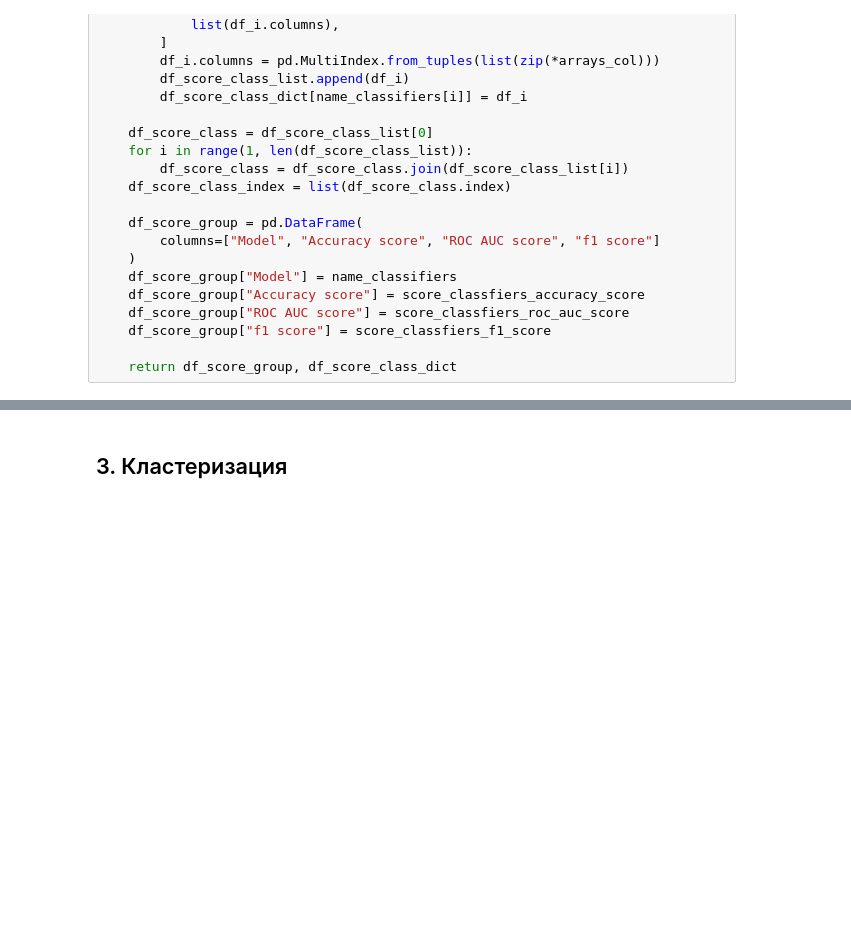
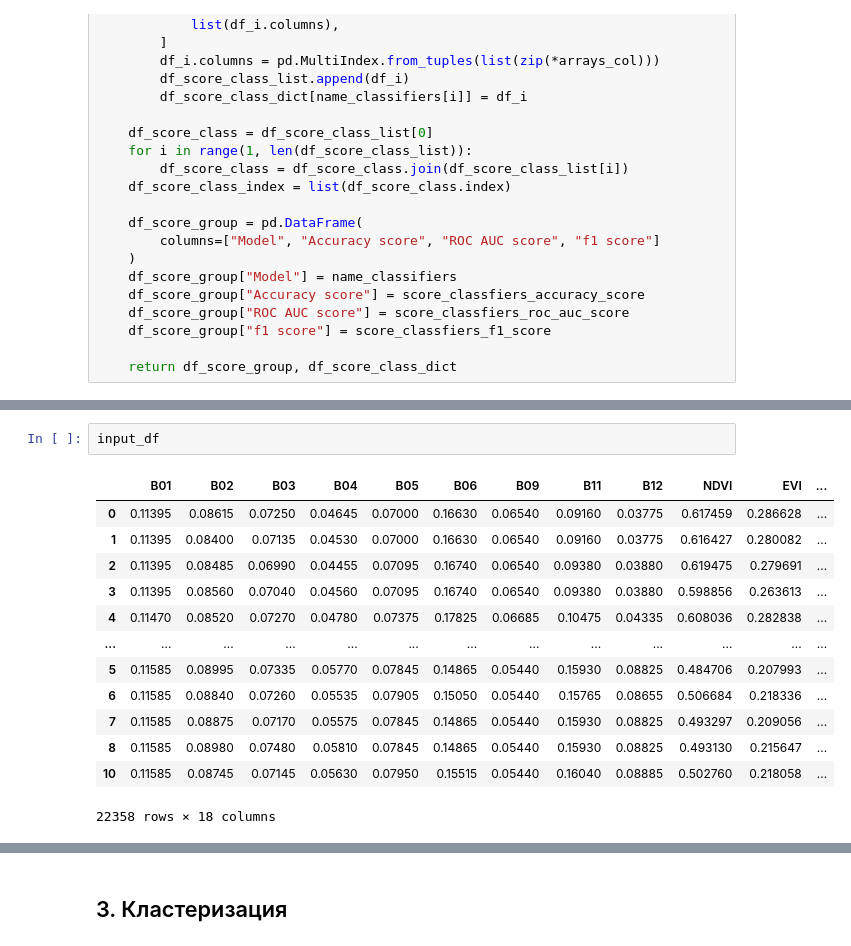
Before and after one commit to mishagrol/ForestMapping, a Jupyter notebook: notebooks/ForrestMapping.ipynb, the cells around one changed output, grey strips where cells are left out. Drawn from its saved outputs; the diff is of its cells as text; blank space fills up the shorter version.

```diff
--- a/notebooks/ForrestMapping.ipynb
+++ b/notebooks/ForrestMapping.ipynb
@@ -474 +437,17 @@ Non correlated bands:  13
+# %%
+input_df
+# %% [output]
+|  | B01 | B02 | B03 | B04 | B05 | B06 | B09 | B11 | B12 | NDVI | EVI | ... |
+| 0 | 0.11395 | 0.08615 | 0.07250 | 0.04645 | 0.07000 | 0.16630 | 0.06540 | 0.09160 | 0.03775 | 0.617459 | 0.286628 | ... |
+| 1 | 0.11395 | 0.08400 | 0.07135 | 0.04530 | 0.07000 | 0.16630 | 0.06540 | 0.09160 | 0.03775 | 0.616427 | 0.280082 | ... |
+| 2 | 0.11395 | 0.08485 | 0.06990 | 0.04455 | 0.07095 | 0.16740 | 0.06540 | 0.09380 | 0.03880 | 0.619475 | 0.279691 | ... |
+| 3 | 0.11395 | 0.08560 | 0.07040 | 0.04560 | 0.07095 | 0.16740 | 0.06540 | 0.09380 | 0.03880 | 0.598856 | 0.263613 | ... |
+| 4 | 0.11470 | 0.08520 | 0.07270 | 0.04780 | 0.07375 | 0.17825 | 0.06685 | 0.10475 | 0.04335 | 0.608036 | 0.282838 | ... |
+| ... | ... | ... | ... | ... | ... | ... | ... | ... | ... | ... | ... | ... |
+| 5 | 0.11585 | 0.08995 | 0.07335 | 0.05770 | 0.07845 | 0.14865 | 0.05440 | 0.15930 | 0.08825 | 0.484706 | 0.207993 | ... |
+| 6 | 0.11585 | 0.08840 | 0.07260 | 0.05535 | 0.07905 | 0.15050 | 0.05440 | 0.15765 | 0.08655 | 0.506684 | 0.218336 | ... |
+| 7 | 0.11585 | 0.08875 | 0.07170 | 0.05575 | 0.07845 | 0.14865 | 0.05440 | 0.15930 | 0.08825 | 0.493297 | 0.209056 | ... |
+| 8 | 0.11585 | 0.08980 | 0.07480 | 0.05810 | 0.07845 | 0.14865 | 0.05440 | 0.15930 | 0.08825 | 0.493130 | 0.215647 | ... |
+| 10 | 0.11585 | 0.08745 | 0.07145 | 0.05630 | 0.07950 | 0.15515 | 0.05440 | 0.16040 | 0.08885 | 0.502760 | 0.218058 | ... |
+22358 rows × 18 columns
 # %%
```
Also changed, not shown: parts of 37 cells of this notebook, 2 other files.
